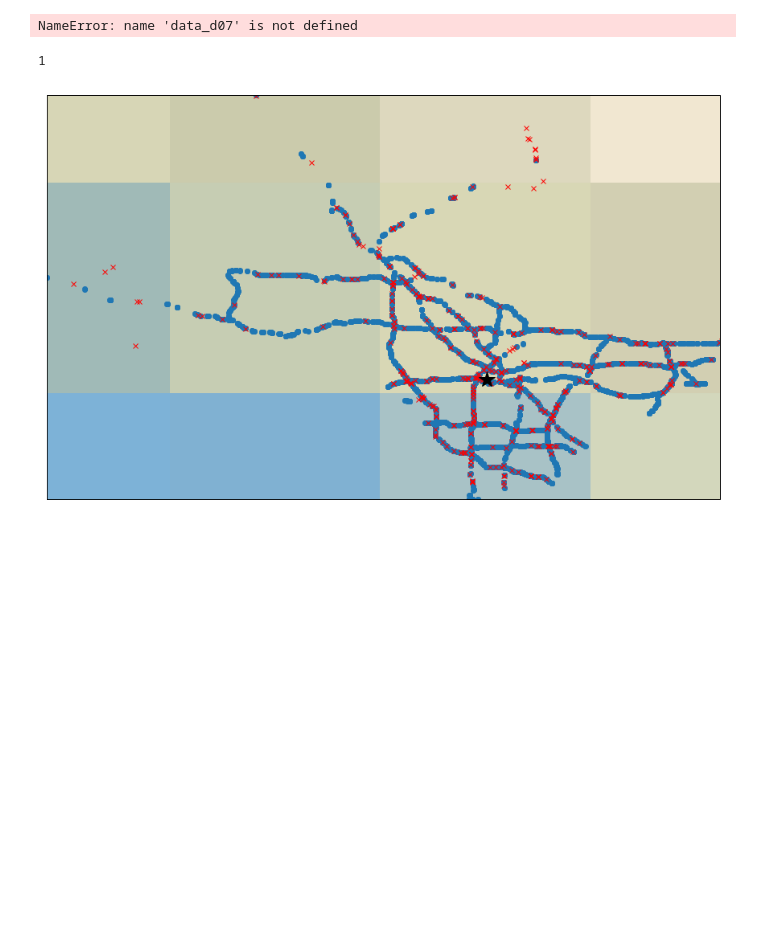
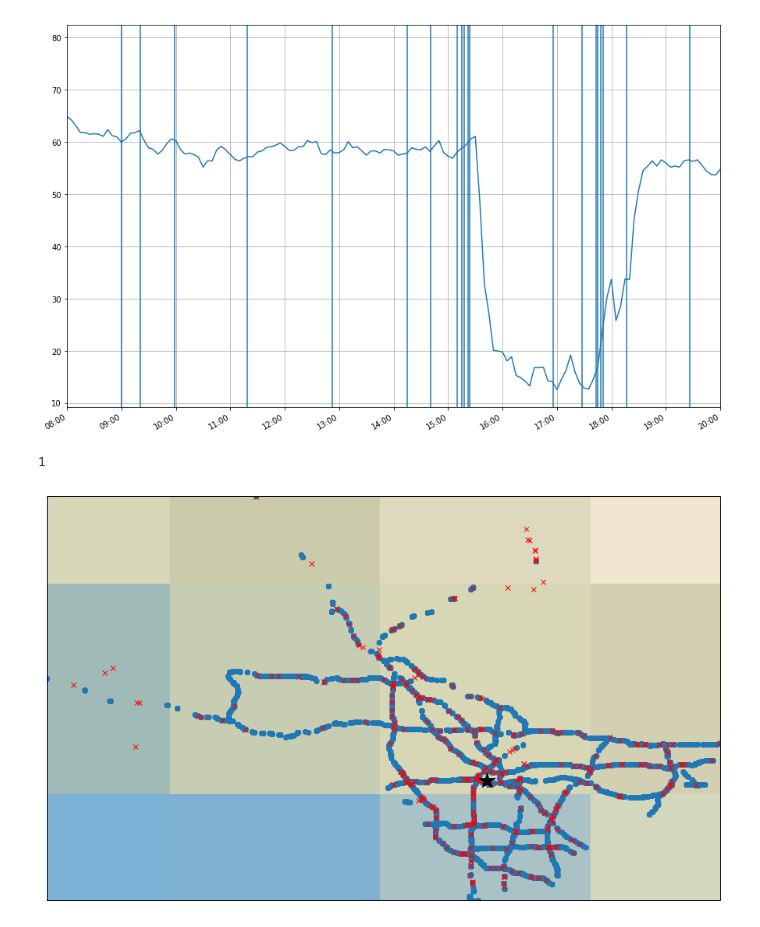
Before and after one commit to frolovconst/TC_w_ML, a Jupyter notebook: incidents_touch/fst_trial.ipynb, the cells around one changed output. Cells and saved outputs as stored; diff of their text form; code cells hidden in the pictures; blank space fills up the shorter version.

```diff
--- a/incidents_touch/fst_trial.ipynb
+++ b/incidents_touch/fst_trial.ipynb
@@ -70,9 +70,9 @@ def plot_flow_w_incidents(flow_data, incdnt_data, frw_no, station_no, chrstc_to_
     plt.grid()
     plt.show()
 # %%
-plot_flow_w_incidents(data_srs, data_d07, 101, 716328)
+plot_flow_w_incidents(data_srs, data_inc_d07, 101, 716328)
 # %% [output]
-NameError: name 'data_d07' is not defined
+[figure, added]
 # %%
 def show_unique_freeways(data):
 #     result = np.empty([0,len(data.columns)])
```
Also changed, not shown: parts of 23 cells of this notebook.
